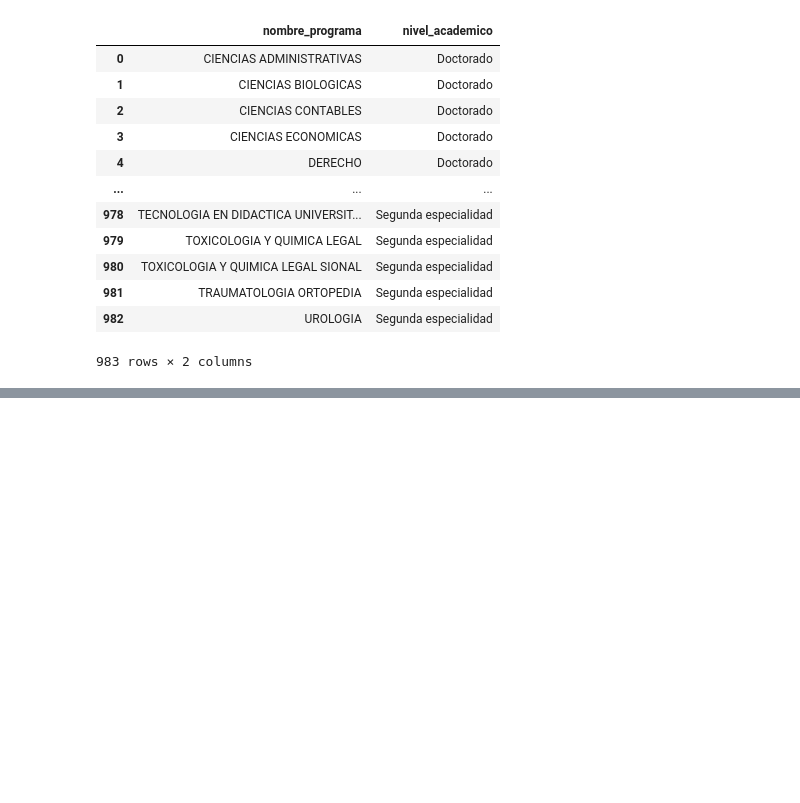
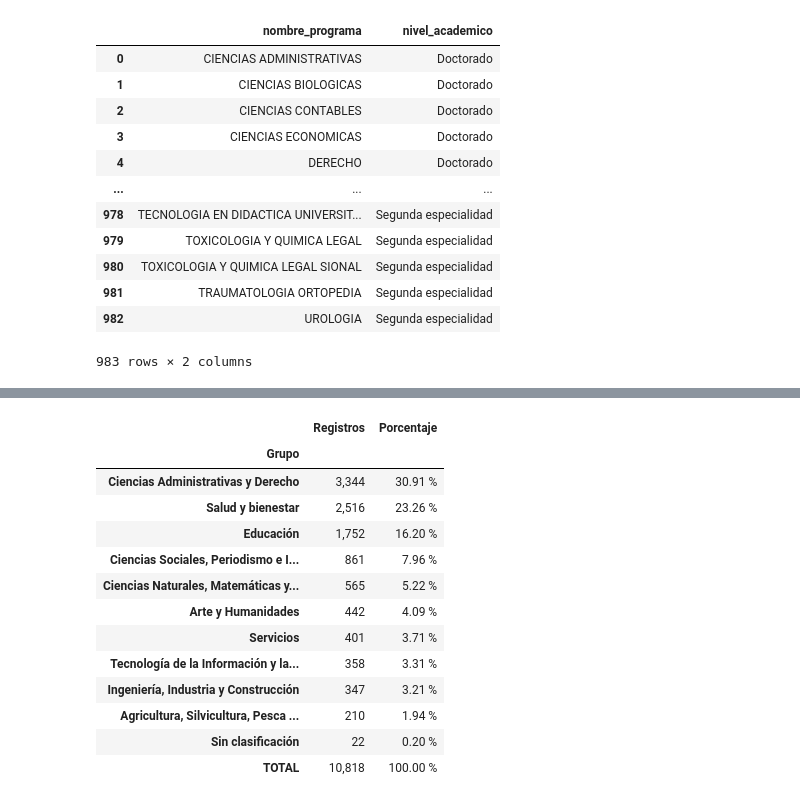
Before and after one commit to DanielPajita/educacion-universitaria-peru, a Jupyter notebook: 3_Códigos/02_preparar_censo1996.ipynb, the cells around one changed output, grey strips where cells are left out. Drawn from its saved outputs; the diff is of its cells as text; code cells hidden in the pictures; blank space fills up the shorter version.

```diff
--- a/3_Códigos/02_preparar_censo1996.ipynb
+++ b/3_Códigos/02_preparar_censo1996.ipynb
@@ -496,0 +625,41 @@ programas_1996
+# %%
+# Frecuencia y porcentaje por grupo de carreras: posgrado, nivel 1
+tabla_grupos_posgrado = (
+    posgrado_1996_colapsado_clasificado
+    .assign(
+        Grupo=lambda df: df["nombre_grupo_1"]
+        .fillna("Sin clasificación")
+        .replace(r"^\s*$", "Sin clasificación", regex=True)
+    )
+    .groupby("Grupo")["numero_registros"]
+    .sum()
+    .sort_values(ascending=False)
+    .to_frame("Registros")
+)
+
+tabla_grupos_posgrado["Porcentaje"] = (
+    tabla_grupos_posgrado["Registros"]
+    / tabla_grupos_posgrado["Registros"].sum() * 100
+)
+
+tabla_grupos_posgrado.loc["TOTAL"] = tabla_grupos_posgrado.sum()
+
+display(tabla_grupos_posgrado.style.format({
+    "Registros": "{:,.0f}",
+    "Porcentaje": "{:.2f} %",
+}))
+# %% [output]
+|  | Registros | Porcentaje |
+| Grupo |  |  |
+| Ciencias Administrativas y Derecho | 3,344 | 30.91 % |
+| Salud y bienestar | 2,516 | 23.26 % |
+| Educación | 1,752 | 16.20 % |
+| Ciencias Sociales, Periodismo e I... | 861 | 7.96 % |
+| Ciencias Naturales, Matemáticas y... | 565 | 5.22 % |
+| Arte y Humanidades | 442 | 4.09 % |
+| Servicios | 401 | 3.71 % |
+| Tecnología de la Información y la... | 358 | 3.31 % |
+| Ingeniería, Industria y Construcción | 347 | 3.21 % |
+| Agricultura, Silvicultura, Pesca ... | 210 | 1.94 % |
+| Sin clasificación | 22 | 0.20 % |
+| TOTAL | 10,818 | 100.00 % |
```
Also changed, not shown: parts of 6 cells of this notebook, 9 other files.
